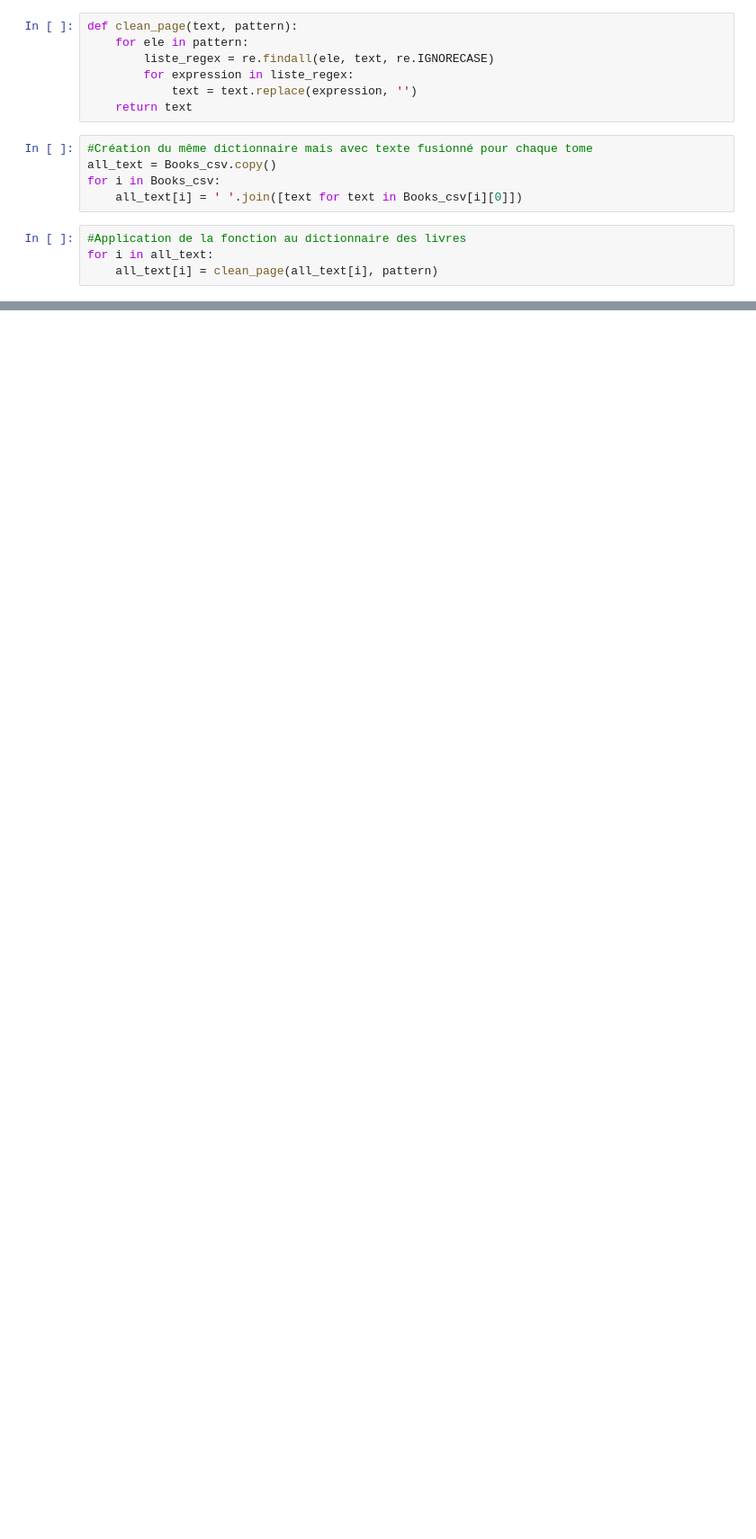
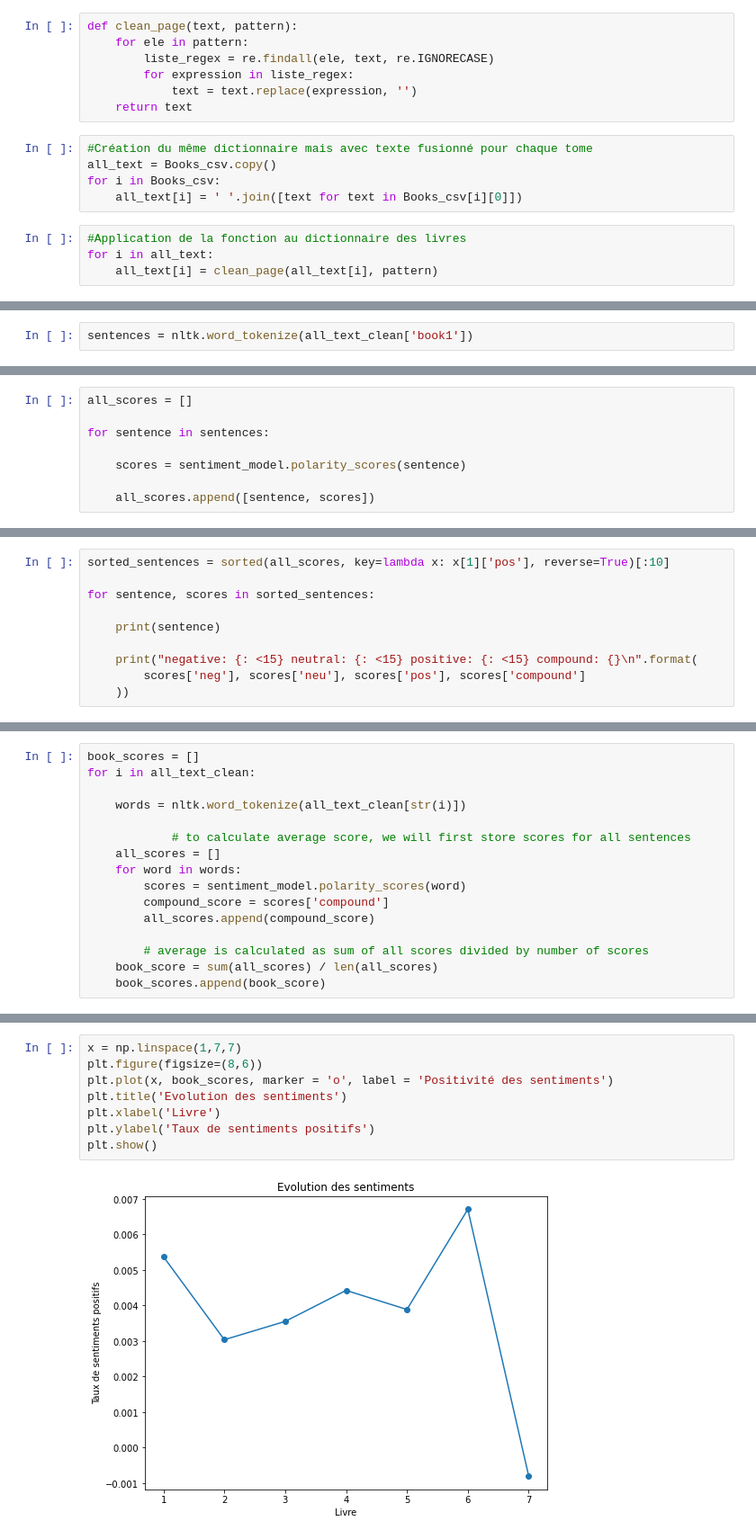
Before and after one commit to sophievaillant/Harry-Python, a Jupyter notebook: Sentiments.ipynb, the cells around one changed output, grey strips where cells are left out. Shown at 90% size. Drawn from its saved outputs; the diff is of its cells as text; blank space fills up the shorter version.

Commit message:
Evo positivité sentiments

```diff
--- a/Sentiments.ipynb
+++ b/Sentiments.ipynb
@@ -155,0 +179,2 @@ print(lemmatize_sentence(tweet_tokens[0]))
+# %%
+sentences = nltk.word_tokenize(all_text_clean['book1'])
@@ -155,0 +216,8 @@ print(lemmatize_sentence(tweet_tokens[0]))
+# %%
+all_scores = []
+
+for sentence in sentences:
+
+    scores = sentiment_model.polarity_scores(sentence)
+
+    all_scores.append([sentence, scores])
@@ -155,0 +228,10 @@ print(lemmatize_sentence(tweet_tokens[0]))
+# %%
+sorted_sentences = sorted(all_scores, key=lambda x: x[1]['pos'], reverse=True)[:10]
+
+for sentence, scores in sorted_sentences:
+
+    print(sentence)
+
+    print("negative: {: <15} neutral: {: <15} positive: {: <15} compound: {}\n".format(
+        scores['neg'], scores['neu'], scores['pos'], scores['compound']
+    ))
@@ -155,0 +256,16 @@ print(lemmatize_sentence(tweet_tokens[0]))
+# %%
+book_scores = []
+for i in all_text_clean:
+
+    words = nltk.word_tokenize(all_text_clean[str(i)])
+
+            # to calculate average score, we will first store scores for all sentences
+    all_scores = []
+    for word in words:
+        scores = sentiment_model.polarity_scores(word)
+        compound_score = scores['compound']
+        all_scores.append(compound_score)
+
+        # average is calculated as sum of all scores divided by number of scores
+    book_score = sum(all_scores) / len(all_scores)
+    book_scores.append(book_score)
@@ -155,0 +276,10 @@ print(lemmatize_sentence(tweet_tokens[0]))
+# %%
+x = np.linspace(1,7,7)
+plt.figure(figsize=(8,6))
+plt.plot(x, book_scores, marker = 'o', label = 'Positivité des sentiments')
+plt.title('Evolution des sentiments')
+plt.xlabel('Livre')
+plt.ylabel('Taux de sentiments positifs')
+plt.show()
+# %% [output]
+[figure, added]
```
Also changed, not shown: parts of 18 cells of this notebook.
